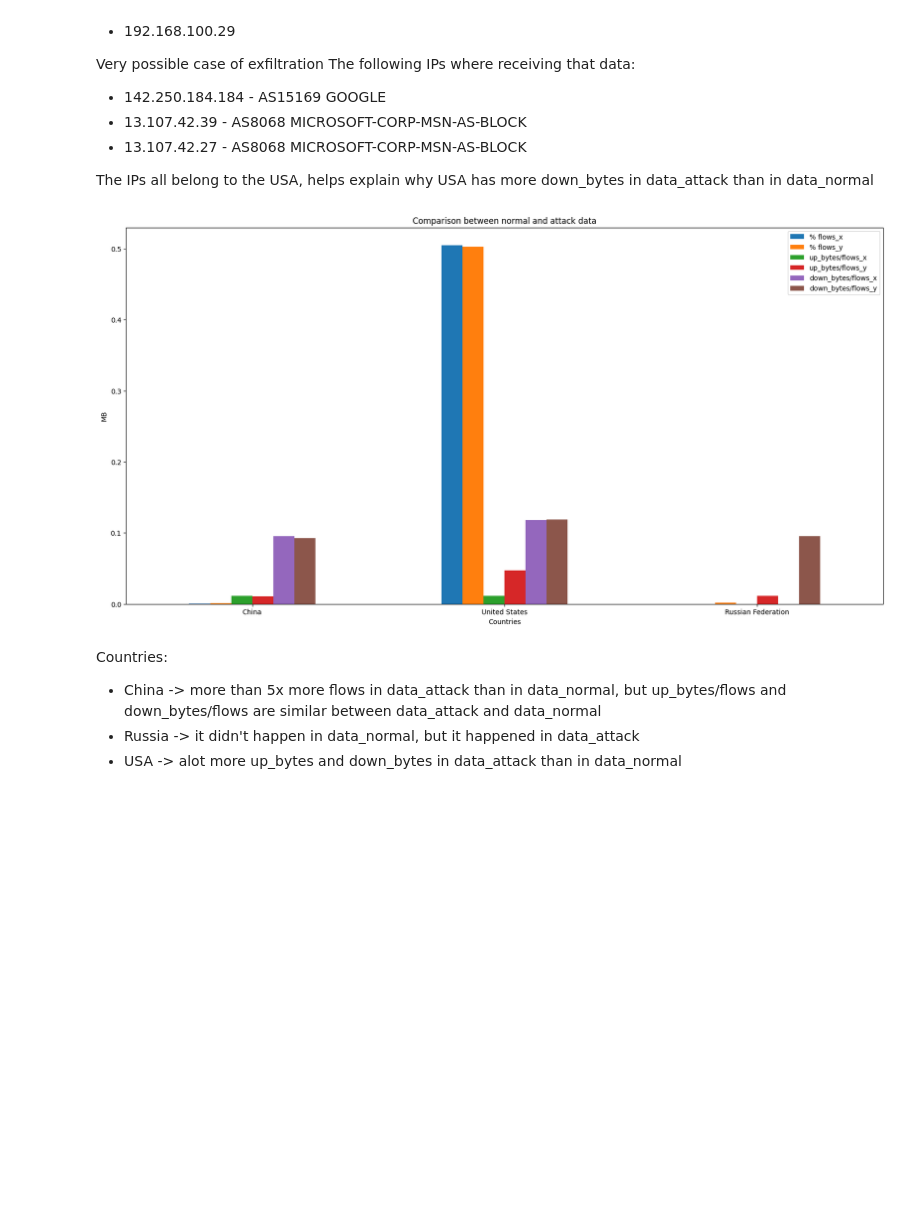
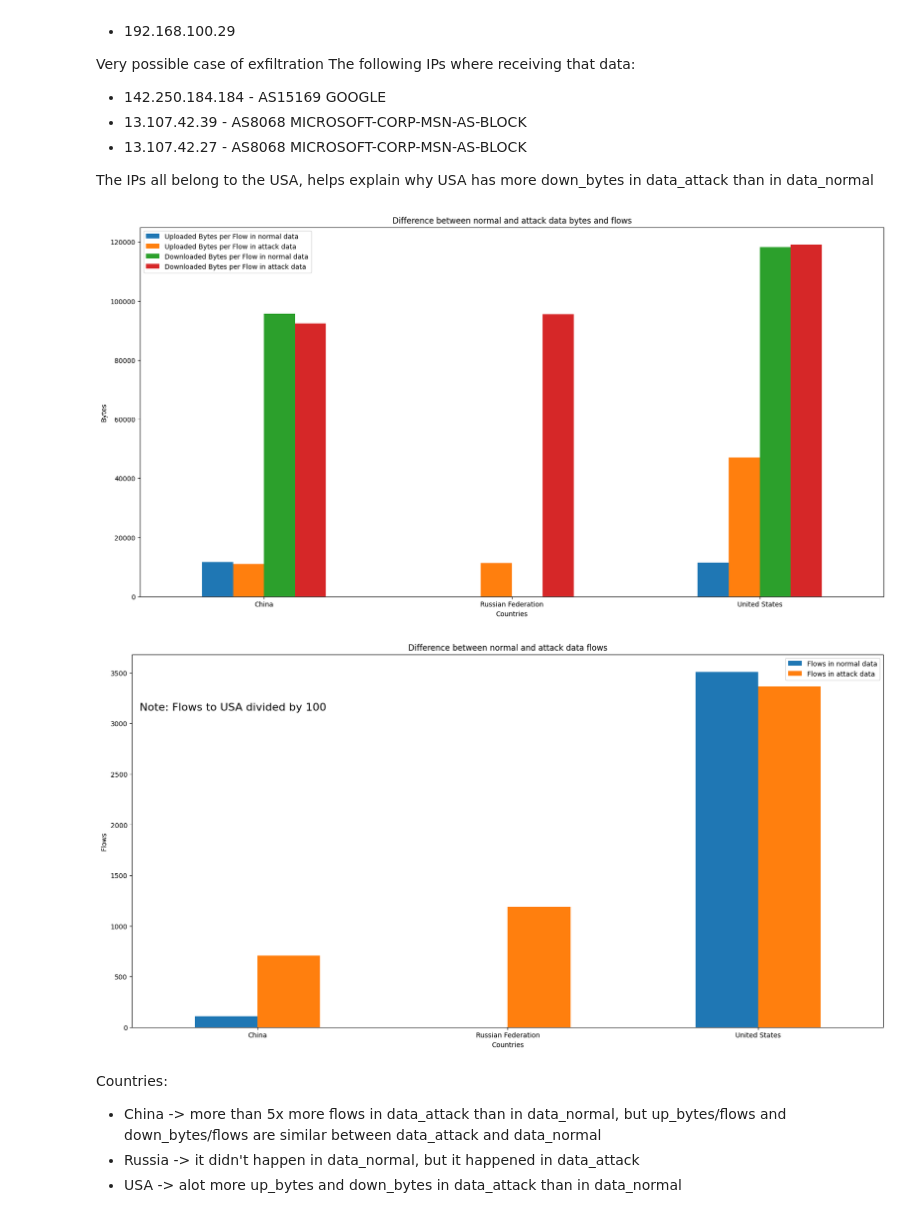
Before and after one commit to Tiagura/SRC_Project2, a Jupyter notebook: view.ipynb, the cells around one changed output. Drawn from its saved outputs; the diff is of its cells as text; code cells hidden in the pictures; blank space fills up the shorter version.

```diff
--- a/view.ipynb
+++ b/view.ipynb
@@ -385,57 +384,67 @@ normal_country['up_bytes'] = data_normal.loc[(data_normal['dst_ip'].apply(lambda
 # get the number of down_bytes has destination to each country
 normal_country['down_bytes'] = data_normal.loc[(data_normal['dst_ip'].apply(lambda x: ipaddress.ip_address(x).is_private)==False)].groupby(['dst_country'])['down_bytes'].sum().reset_index(name='down_bytes')['down_bytes']
 
-
-# make a mean between the number of flows to each country
-normal_country['% flows'] = normal_country['flows_to_country']/normal_country['flows_to_country'].sum()
 # make the mean between the up_bytes of one country and the flows to that country
 normal_country['up_bytes/flows'] = normal_country['up_bytes']/normal_country['flows_to_country']
 # make the mean between the down_bytes of one country and the flows to that country
 normal_country['down_bytes/flows'] = normal_country['down_bytes']/normal_country['flows_to_country']
 
 # ON DATA ATTACK
 # get the number of flows has destination to each country
 attack_country = data_attack.loc[(data_attack['dst_ip'].apply(lambda x: ipaddress.ip_address(x).is_private)==False)].groupby(['dst_country']).size().reset_index(name='flows_to_country')
 # get the number of up_bytes has destination to each country
 attack_country['up_bytes'] = data_attack.loc[(data_attack['dst_ip'].apply(lambda x: ipaddress.ip_address(x).is_private)==False)].groupby(['dst_country'])['up_bytes'].sum().reset_index(name='up_bytes')['up_bytes']
 # get the number of down_bytes has destination to each country
 attack_country['down_bytes'] = data_attack.loc[(data_attack['dst_ip'].apply(lambda x: ipaddress.ip_address(x).is_private)==False)].groupby(['dst_country'])['down_bytes'].sum().reset_index(name='down_bytes')['down_bytes']
 
-# make a mean between the number of flows to each country
-attack_country['% flows'] = attack_country['flows_to_country']/attack_country['flows_to_country'].sum()
 # make the mean between the up_bytes of one country and the flows to that country
 attack_country['up_bytes/flows'] = attack_country['up_bytes']/attack_country['flows_to_country']
 # make the mean between the down_bytes of one country and the flows to that country
 attack_country['down_bytes/flows'] = attack_country['down_bytes']/attack_country['flows_to_country']
 
 # merge normal_country and attack_country and get the difference between % flows, up_bytes/flows and down_bytes/flows and get the ones that have a 99% increase and more than 100 flows
-country_diff = pd.merge(normal_country, attack_country, on=['dst_country'], how='outer')
-# substitute Nan with 0
+country_diff = pd.merge(normal_country, attack_country, on=['dst_country'], how='right')
+#fill NaN with 0
 country_diff = country_diff.fillna(0)
-country_diff = country_diff[((country_diff['% flows_y'] > (country_diff['% flows_x']*4.99)) | (country_diff['up_bytes/flows_y'] > (country_diff['up_bytes/flows_x']*1.99)) | (country_diff['down_bytes/flows_y'] > (country_diff['down_bytes/flows_x']*1.99))) & (country_diff['flows_to_country_y'] > 100)]
 
-# compare all x with all y make it a % rise
-country_diff['% flows rise'] = (country_diff['% flows_y'] - country_diff['% flows_x']) / country_diff['% flows_x']
-country_diff['up_bytes/flows rise'] = (country_diff['up_bytes/flows_y'] - country_diff['up_bytes/flows_x']) / country_diff['up_bytes/flows_x']
-country_diff['down_bytes/flows rise'] = (country_diff['down_bytes/flows_y'] - country_diff['down_bytes/flows_x']) / country_diff['down_bytes/flows_x']
+# remove the ones that have less than 100 flows_to_country_y or have a .99 increase between country_diff['flows_to_country_x'] and country_diff['flows_to_country_y'] or have a .5 increase between country_diff['up_bytes/flows_x'] and country_diff['up_bytes/flows_y'] or have a .5 increase between country_diff['down_bytes/flows_x'] and country_diff['down_bytes/flows_y']
+country_diff = country_diff[((country_diff['flows_to_country_y'] > 100) & ((country_diff['flows_to_country_y'] > (country_diff['flows_to_country_x']*1.99)) | (country_diff['up_bytes/flows_y'] > (country_diff['up_bytes/flows_x']*1.5)) | (country_diff['down_bytes/flows_y'] > (country_diff['down_bytes/flows_x']*1.5))))]
 
-# change all bytes to MB
-country_diff['up_bytes/flows_x'] = country_diff['up_bytes/flows_x']/1000000
-country_diff['up_bytes/flows_y'] = country_diff['up_bytes/flows_y']/1000000
-country_diff['down_bytes/flows_x'] = country_diff['down_bytes/flows_x']/1000000
-country_diff['down_bytes/flows_y'] = country_diff['down_bytes/flows_y']/1000000
-
-# make plot compare the x and y of every column
-country_diff_plot = country_diff[['dst_country','% flows_x','% flows_y','up_bytes/flows_x','up_bytes/flows_y','down_bytes/flows_x','down_bytes/flows_y']]
+# make a bar plot with the difference between  all x and y for all columns less flows_to_country_*
+country_diff_plot = country_diff[['dst_country','up_bytes/flows_x','up_bytes/flows_y','down_bytes/flows_x','down_bytes/flows_y']]
 country_diff_plot = country_diff_plot.set_index('dst_country')
-country_diff_plot.plot.bar(figsize=(20,10), title='Comparison between normal and attack data', rot=0)
+country_diff_plot.plot.bar(figsize=(20,10), title='Difference between normal and attack data bytes and flows', rot=0)
+# rename up_bytes/flows_x and up_bytes/flows_y to Uploaded Bytes per Flow in normal and attack data
+# rename down_bytes/flows_x and down_bytes/flows_y to Downloaded Bytes per Flow in normal and attack data
+plt.legend(['Uploaded Bytes per Flow in normal data', 'Uploaded Bytes per Flow in attack data', 'Downloaded Bytes per Flow in normal data', 'Downloaded Bytes per Flow in attack data'])
 # rename x axis to Countries and y to Bytes
-plt.ylabel('MB')
+plt.ylabel('Bytes')
 plt.xlabel('Countries')
 # save figure as png
-plt.savefig('images/country_diff.png')
+plt.savefig('images/country_diff_stats.png')
+plt.show()
+plt.close()
+
+# make a bar plot with the difference between  flows_to_country_x and flows_to_country_y
+country_diff_plot = country_diff[['dst_country','flows_to_country_x','flows_to_country_y']]
+# divide flows_to_country_x and flows_to_country_y of usa by 100
+country_diff_plot.loc[country_diff_plot['dst_country'] == 'United States', ['flows_to_country_x','flows_to_country_y']] = country_diff_plot.loc[country_diff_plot['dst_country'] == 'United States', ['flows_to_country_x','flows_to_country_y']]/100
+country_diff_plot = country_diff_plot.set_index('dst_country')
+country_diff_plot.plot.bar(figsize=(20,10), title='Difference between normal and attack data flows', rot=0)
+# add note to usa bar, make it appear top left corner
+plt.annotate('Note: Flows to USA divided by 100', xy=(0.01, 0.85), xycoords='axes fraction', fontsize=16)
+# rename flows_to_country_x and flows_to_country_y to Flows in normal and attack data
+plt.legend(['Flows in normal data', 'Flows in attack data'])
+# rename x axis to Countries and y to Flows
+plt.ylabel('Flows')
+plt.xlabel('Countries')
+# save figure as png
+plt.savefig('images/country_diff_flows.png')
+plt.show()
+plt.close()
 # %% [output]
-[figure, old version]
+[figure, new version]
+[figure, added]
 # %% [markdown]
 Countries:
 - China -> more than 5x more flows in data_attack than in data_normal, but up_bytes/flows and down_bytes/flows are similar between data_attack and data_normal
```
Also changed, not shown: parts of 3 cells of this notebook, 2 other files.
